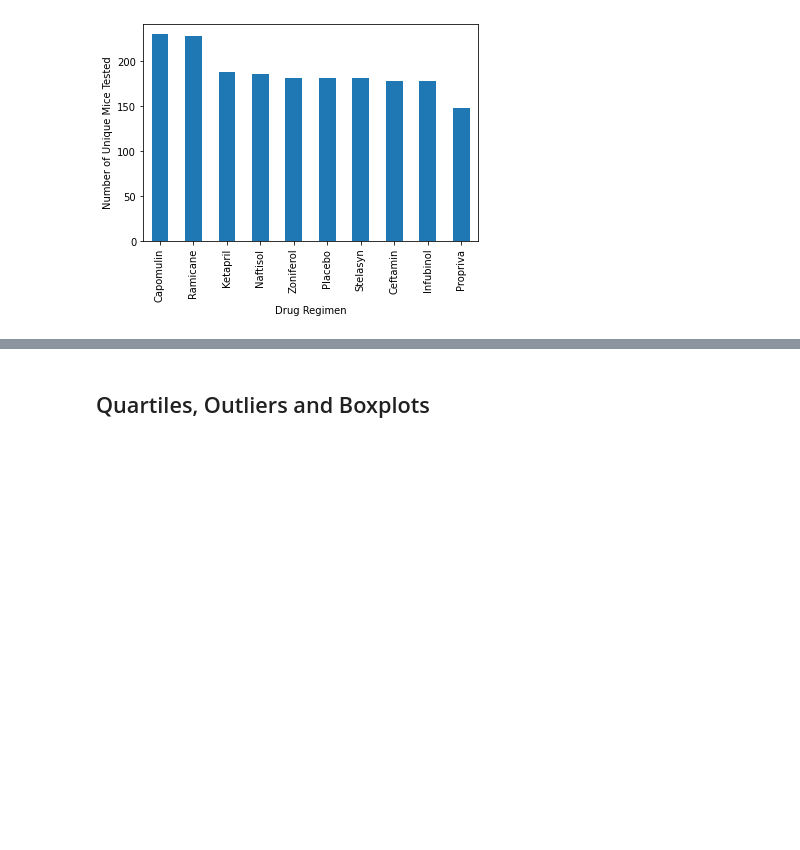
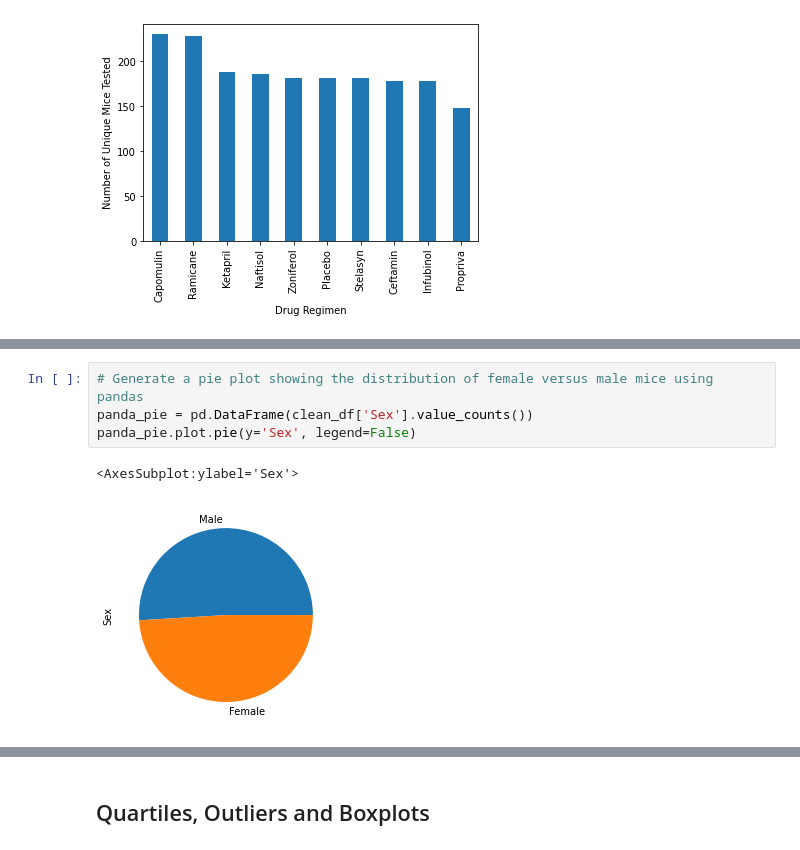
Before and after one commit to Witwer93/matplotlib-pymaceuticals, a Jupyter notebook: pymaceuticals.ipynb, the cells around one changed output, grey strips where cells are left out. Cells and saved outputs as stored; diff of their text form; blank space fills up the shorter version.

```diff
--- a/pymaceuticals.ipynb
+++ b/pymaceuticals.ipynb
@@ -183 +183,8 @@ Text(0, 0.5, 'Number of Data Points')
+# %%
+# Generate a pie plot showing the distribution of female versus male mice using pandas
+panda_pie = pd.DataFrame(clean_df['Sex'].value_counts())
+panda_pie.plot.pie(y='Sex', legend=False)
+# %% [output]
+<AxesSubplot:ylabel='Sex'>
+[figure, added]
 # %%
```
Also changed, not shown: parts of 3 cells of this notebook.
